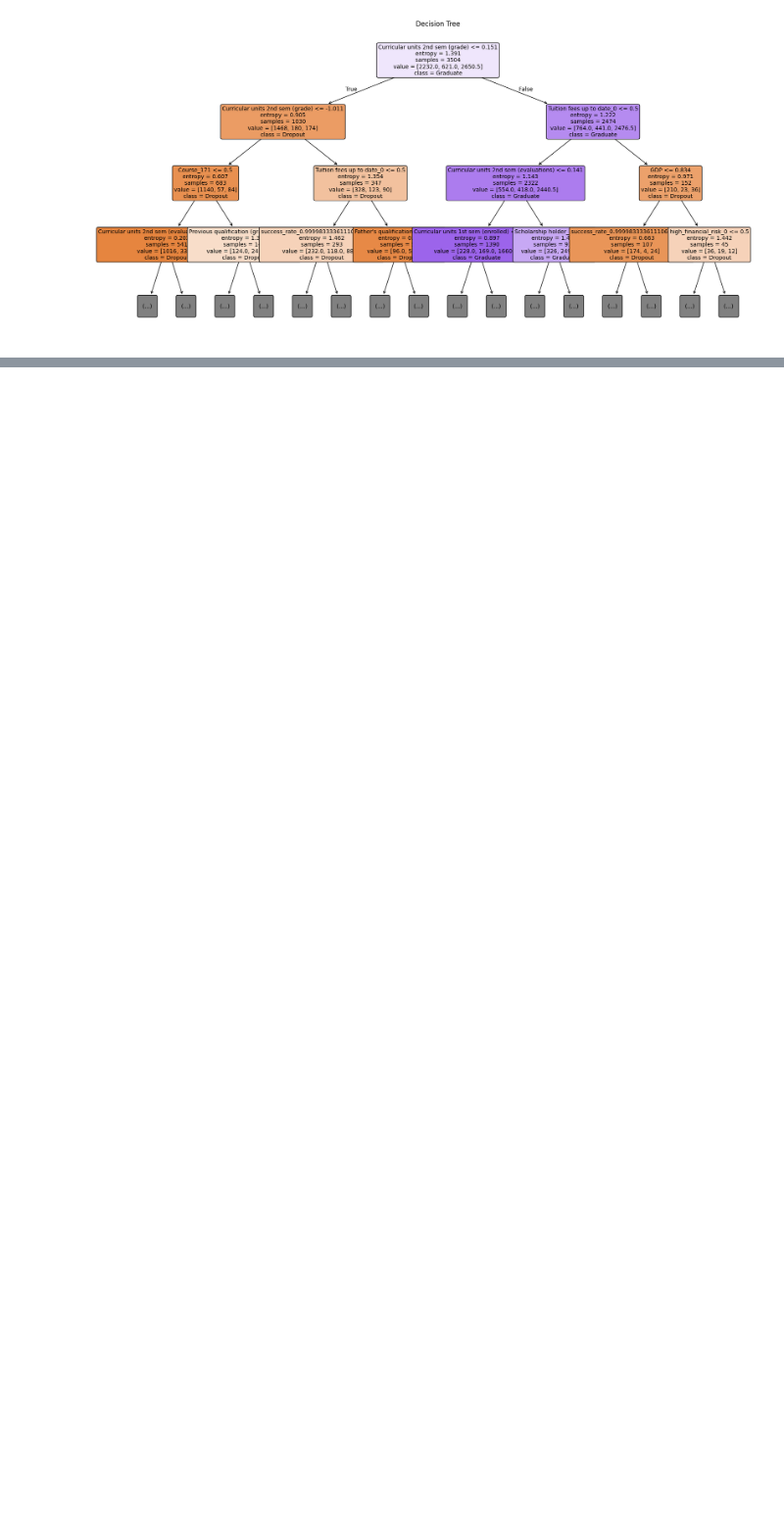
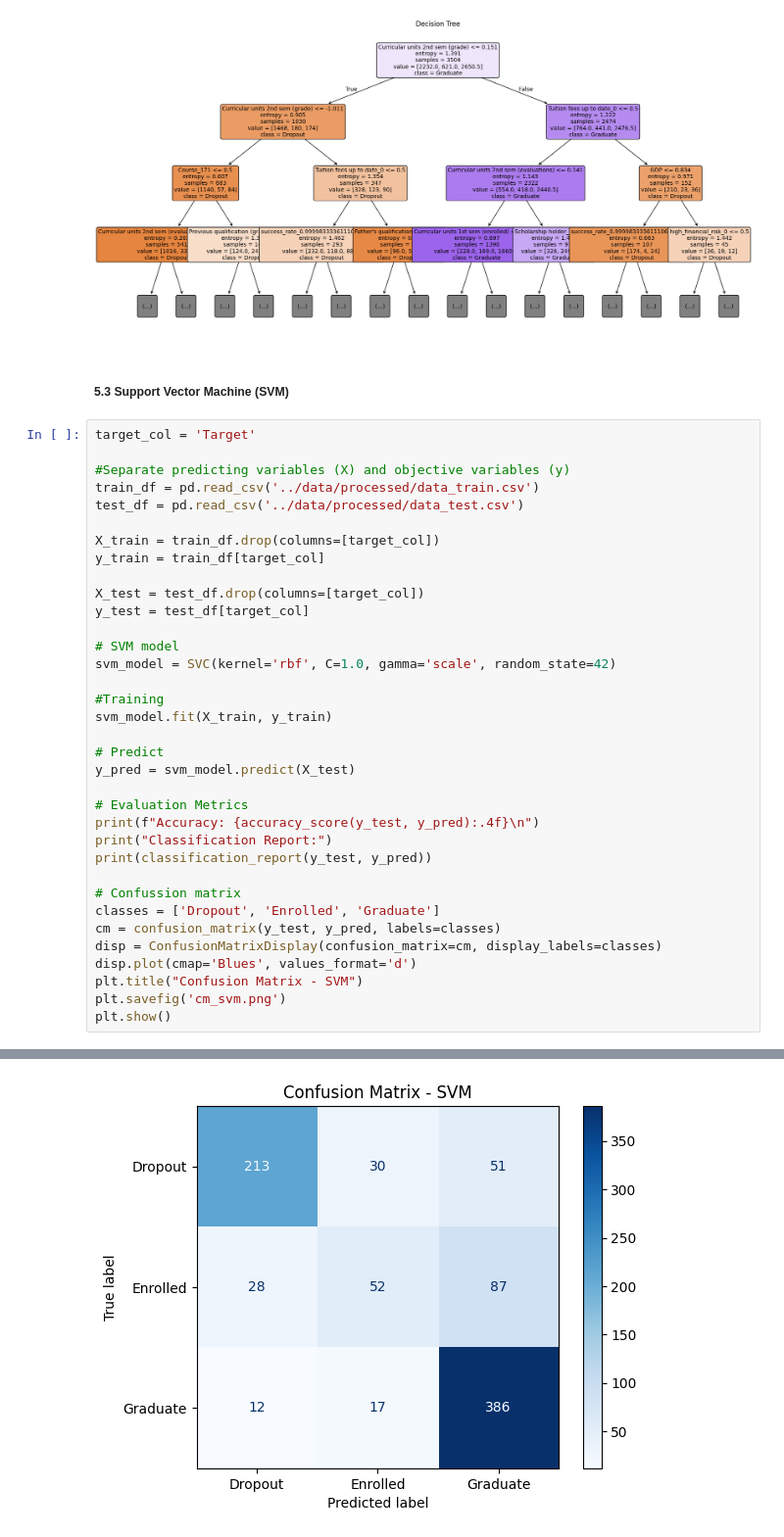
Before and after one commit to mvicensss/ml-student-dropout-prediction, a Jupyter notebook: notebooks/cleaning_and_preprocessing.ipynb, the cells around one changed output, grey strips where cells are left out. Shown at 98% size. Saved outputs shown, nothing was run; the diff lists cells and outputs as text; blank space fills up the shorter version.

```diff
--- a/notebooks/cleaning_and_preprocessing.ipynb
+++ b/notebooks/cleaning_and_preprocessing.ipynb
@@ -692,3 +691,41 @@ Classification Report (focus on 'Recall' of Dropout class):
 weighted avg       0.65      0.70      0.65       876
 [figure]
 [figure]
+# %% [markdown]
+##### **5.3 Support Vector Machine (SVM)**
+# %%
+target_col = 'Target'
+
+#Separate predicting variables (X) and objective variables (y)
+train_df = pd.read_csv('../data/processed/data_train.csv')
+test_df = pd.read_csv('../data/processed/data_test.csv')
+
+X_train = train_df.drop(columns=[target_col])
+y_train = train_df[target_col]
+
+X_test = test_df.drop(columns=[target_col])
+y_test = test_df[target_col]
+
+# SVM model
+svm_model = SVC(kernel='rbf', C=1.0, gamma='scale', random_state=42)
+
+#Training
+svm_model.fit(X_train, y_train)
+
+# Predict
+y_pred = svm_model.predict(X_test)
+
+# Evaluation Metrics
+print(f"Accuracy: {accuracy_score(y_test, y_pred):.4f}\n")
+print("Classification Report:")
+print(classification_report(y_test, y_pred))
+
+# Confussion matrix
+classes = ['Dropout', 'Enrolled', 'Graduate']
+cm = confusion_matrix(y_test, y_pred, labels=classes)
+disp = ConfusionMatrixDisplay(confusion_matrix=cm, display_labels=classes)
+disp.plot(cmap='Blues', values_format='d')
+plt.title("Confusion Matrix - SVM")
+plt.savefig('cm_svm.png')
+plt.show()
+# %% [output]
@@ -694,0 +744 @@ weighted avg       0.65      0.70      0.65       876
+[figure, added]
```
Also changed, not shown: parts of 11 cells of this notebook.
